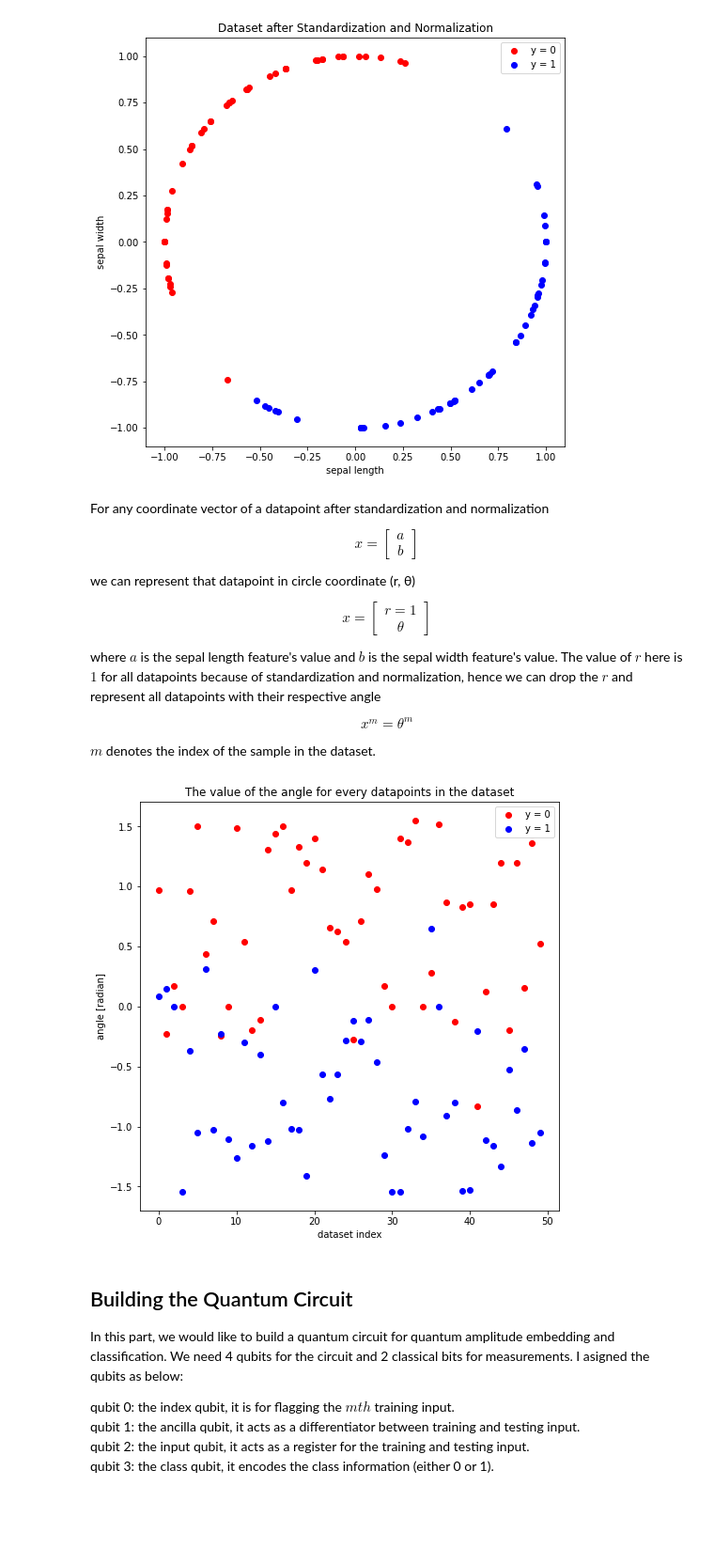
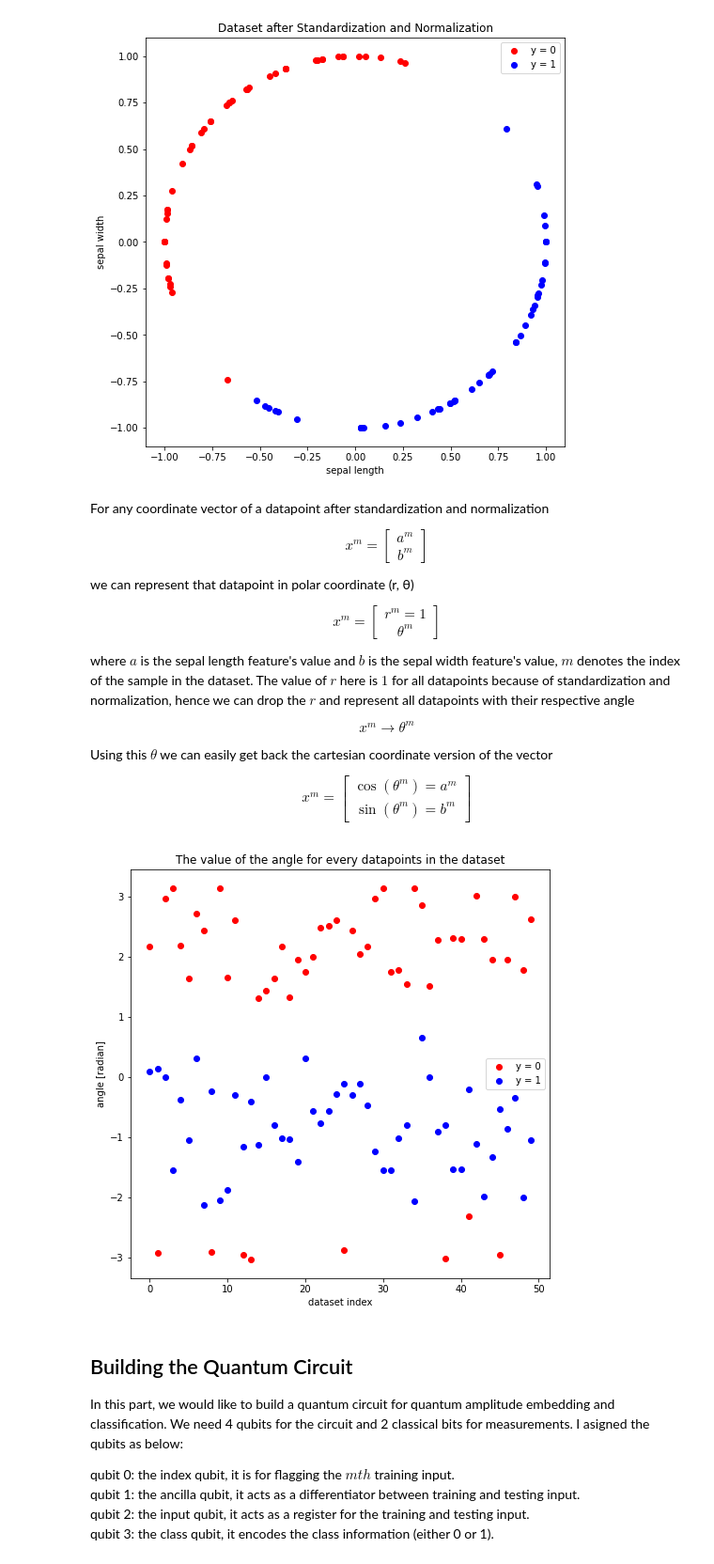
Before and after one commit to ericardomuten/qml-projects, a Jupyter notebook: Quantum Nearest Neighbour.ipynb, the cells around one changed output. Shown at 94% size. Drawn from its saved outputs; the diff is of its cells as text; code cells hidden in the pictures; blank space fills up the shorter version.

Commit message:
Made correction to the X_angle (should be 2 times the previous value).

```diff
--- a/Quantum Nearest Neighbour.ipynb
+++ b/Quantum Nearest Neighbour.ipynb
@@ -104,44 +104,51 @@ plt.show()
 For any coordinate vector of a datapoint after standardization and normalization
 
 $$
-x = \left[\begin{array}{c}
-a \\
-b
+x^m = \left[\begin{array}{c}
+a^m \\
+b^m
 \end{array}\right]
 $$
 
-we can represent that datapoint in circle coordinate (r, θ)
+we can represent that datapoint in polar coordinate (r, θ)
 
 $$
-x = \left[\begin{array}{c}
-r = 1 \\
-θ
+x^m = \left[\begin{array}{c}
+r^m = 1 \\
+\theta^m
 \end{array}\right]
 $$
 
-where $a$ is the sepal length feature's value and $b$ is the sepal width feature's value. The value of $r$ here is $1$ for all datapoints because of standardization and normalization, hence we can drop the $r$ and represent all datapoints with their respective angle
+where $a$ is the sepal length feature's value and $b$ is the sepal width feature's value, $m$ denotes the index of the sample in the dataset. The value of $r$ here is $1$ for all datapoints because of standardization and normalization, hence we can drop the $r$ and represent all datapoints with their respective angle
 
 $$
-x^m = θ^m
+x^m \rightarrow \theta^m
 $$
 
-$m$ denotes the index of the sample in the dataset.
+Using this $θ$ we can easily get back the cartesian coordinate version of the vector
+
+$$
+x^m = \left[\begin{array}{c}
+\cos(\theta^m) = a^m \\
+\sin(\theta^m) = b^m
+\end{array}\right]
+$$
 # %%
-# features to angles: change the coordinate vector of a datapoint from cartesian to circle coordinate
+# features to angles: change the coordinate vector of a datapoint from cartesian to polar coordinate
 
-X_angle = np.arcsin(X[:,1])
+X_angle = np.arctan2(X[:,1], X[:,0])
 
 plt.scatter(np.linspace(0, 49, 50), X_angle[np.where(y == 0)], color='red', label='y = 0')
 plt.scatter(np.linspace(0, 49, 50), X_angle[np.where(y == 1)], color='blue', label='y = 1')
 
 plt.xlabel('dataset index')
 plt.ylabel('angle [radian]')
 plt.title('The value of the angle for every datapoints in the dataset')
 
 plt.legend()
 plt.show()
 # %% [output]
-[figure, old version]
+[figure, new version]
 # %% [markdown]
 ## Building the Quantum Circuit
 
```
Also changed, not shown: parts of 23 cells of this notebook.
